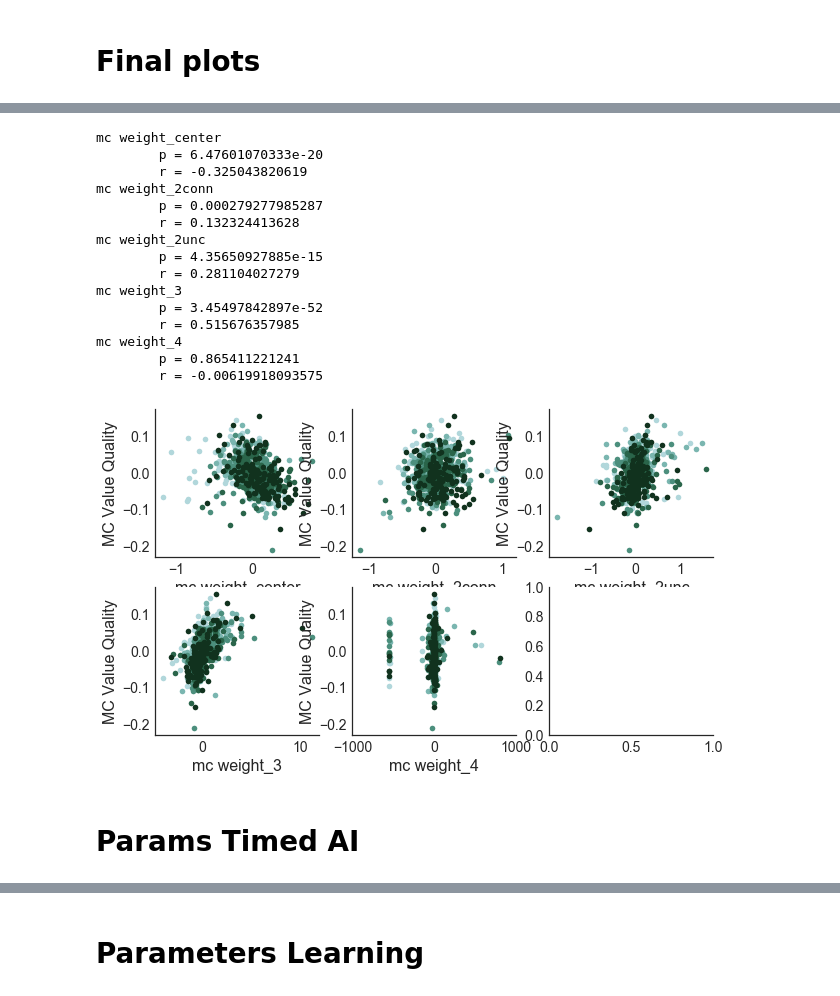
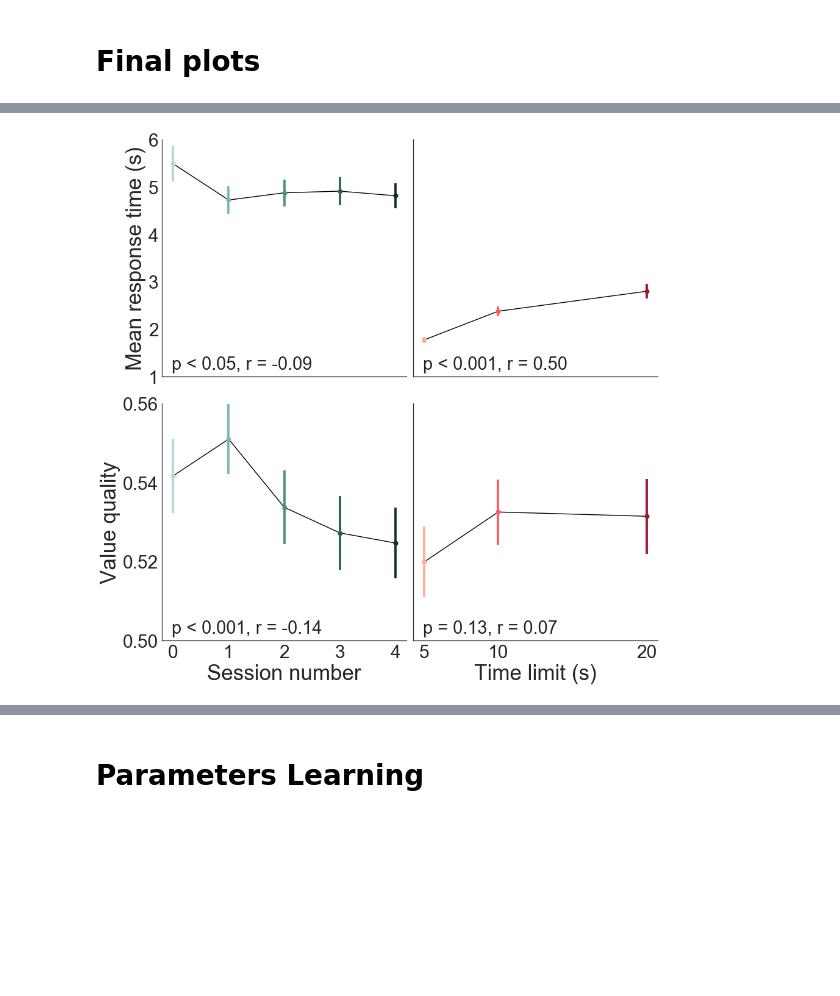
Before and after one commit to galbiati/mnk-figures, a Jupyter notebook: cosyne2017/Poster.ipynb, the cells around one changed output, grey strips where cells are left out. Drawn from its saved outputs; the diff is of its cells as text; code cells hidden in the pictures; blank space fills up the shorter version.

```diff
--- a/cosyne2017/Poster.ipynb
+++ b/cosyne2017/Poster.ipynb
@@ -336,47 +301,31 @@ r = -0.229435131591
-# %%
-fig, axes = plt.subplots(2, 3, figsize=(10, 6))
-for j, w in enumerate(['mc weight_center', 'mc weight_2conn', 'mc weight_2unc', 'mc weight_3', 'mc weight_4']):
-    ax = axes.flatten()[j]
-    for i in [0, 1, 2, 3, 4]:
-        p = params_lrn.loc[params_lrn['session']==i, :]
-        ax.plot(
-            p[w], p['mc value_quality'],
-            linestyle='none', marker='o',
-    #         label=['5 second', '10 second', '20 second'][i]
-        )
-
-    plt.setp(ax, xlabel=w, ylabel='MC Value Quality')
-
-    linres = stats.linregress(params_lrn[w], params_lrn['mc value_quality'])
-    print(
-        w,
-        '\n\tp =', linres.pvalue,
-        '\n\tr =', linres.rvalue
-    )
-
-axes[1, 1].set_xlim([-1000, 1000])
-
-# for i in params_tai.subject.unique():
-#     p = params_tai.loc[params_tai['subject']==i, :]
-#     axes.plot(p['mc value_quality'], p['mc tree_size'], color='grey', alpha=.2)
-
-sns.despine()
-# %% [output]
-mc weight_center
-        p = 6.47601070333e-20
-        r = -0.325043820619
-mc weight_2conn
-        p = 0.000279277985287
-        r = 0.132324413628
-mc weight_2unc
-        p = 4.35650927885e-15
-        r = 0.281104027279
-mc weight_3
-        p = 3.45497842897e-52
-        r = 0.515676357985
-mc weight_4
-        p = 0.865411221241
-        r = -0.00619918093575
-[figure, removed]
-# %% [markdown]
-# Params Timed AI
+# %%
+fig, axes = plt.subplots(2, 2, figsize=(13, 13), sharex=False, sharey=False)
+
+scatterkws['markersize'] = 8
+param1 = 'tree_size'
+param2 = 'value_quality'
+
+ax = axes[0, 0]
+curve_like_plot('rt', 'learning', ax=ax, texton=True)
+
+ax = axes[0, 1]
+curve_like_plot('rt', 'timed', ax=ax, texton=True)
+
+ax = axes[1, 0]
+curve_like_plot(param2, 'learning', ax=ax, texton=True)
+
+ax = axes[1, 1]
+curve_like_plot(param2, 'timed', ax=ax, texton=True)
+
+plt.setp(axes[0, :], ylim=[1, 6], xticks=[])
+plt.setp(axes[1, :], ylim=[.5, .56])
+plt.setp(axes[:, 1], yticks=[])
+plt.setp(axes[0, 0], ylabel='Mean response time (s)')
+plt.setp(axes[1, 0], ylabel='Value quality', xlabel='Session number', xticks=[0, 1, 2, 3, 4])
+plt.setp(axes[1, 1], xlabel='Time limit (s)', xticks=[5, 10, 20])
+
+plt.tight_layout()
+sns.despine()
+fig.savefig(os.path.join(figdir, 'vq and rt vs condition'))
+# %% [output]
+[figure, added]
```
Also changed, not shown: parts of 27 cells of this notebook.
